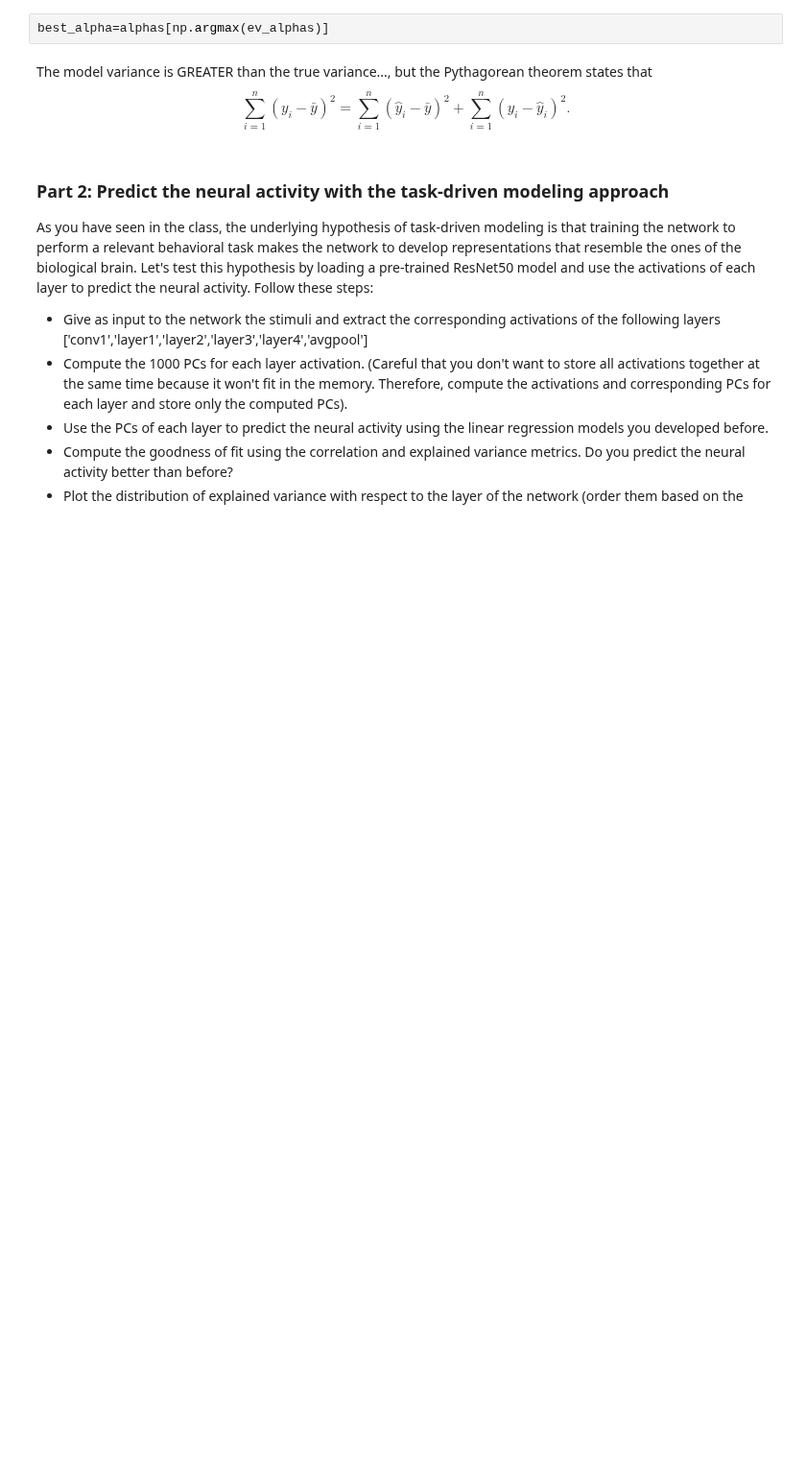
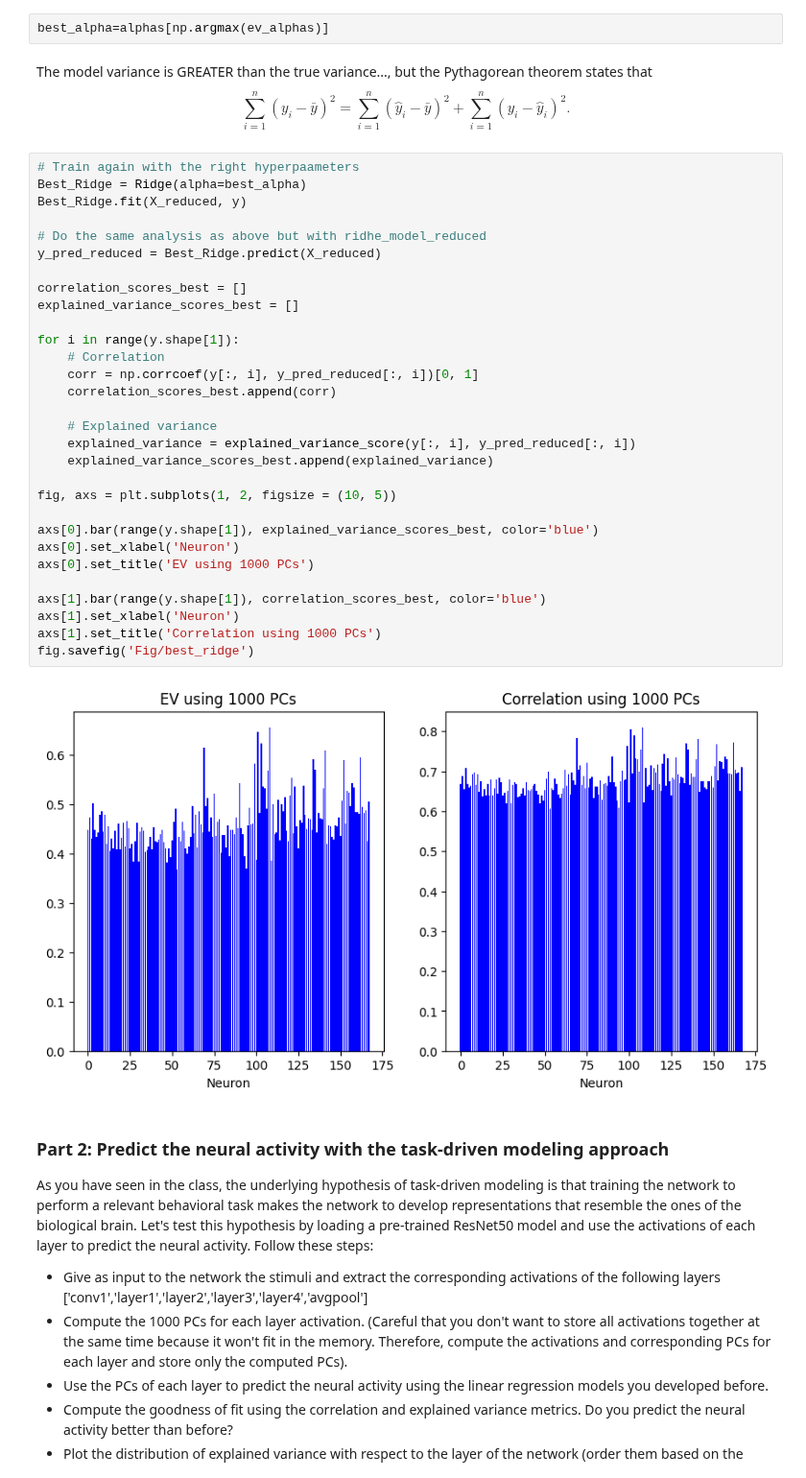
Before and after one commit to barbaragrosjean/Brain_like_mini_project, a Jupyter notebook: week6.ipynb, the cells around one changed output. Shown at 96% size. Drawn from its saved outputs; the diff is of its cells as text; blank space fills up the shorter version.

```diff
--- a/week6.ipynb
+++ b/week6.ipynb
@@ -217,6 +229,38 @@ best_alpha=alphas[np.argmax(ev_alphas)]
 # %% [markdown]
 The model variance is GREATER than the true variance..., but the Pythagorean theorem states that $$\sum_{i=1}^{n}(y_i - \bar{y})^2 = \sum_{i=1}^{n}(\hat{y}_i - \bar{y})^2 + \sum_{i=1}^{n}(y_i - \hat{y}_i)^2.
 $$
+# %%
+# Train again with the right hyperpaameters
+Best_Ridge = Ridge(alpha=best_alpha)
+Best_Ridge.fit(X_reduced, y)
+
+# Do the same analysis as above but with ridhe_model_reduced
+y_pred_reduced = Best_Ridge.predict(X_reduced)
+
+correlation_scores_best = []
+explained_variance_scores_best = []
+
+for i in range(y.shape[1]):
+    # Correlation
+    corr = np.corrcoef(y[:, i], y_pred_reduced[:, i])[0, 1]
+    correlation_scores_best.append(corr)
+
+    # Explained variance
+    explained_variance = explained_variance_score(y[:, i], y_pred_reduced[:, i])
+    explained_variance_scores_best.append(explained_variance)
+
+fig, axs = plt.subplots(1, 2, figsize = (10, 5))
+
+axs[0].bar(range(y.shape[1]), explained_variance_scores_best, color='blue')
+axs[0].set_xlabel('Neuron')
+axs[0].set_title('EV using 1000 PCs')
+
+axs[1].bar(range(y.shape[1]), correlation_scores_best, color='blue')
+axs[1].set_xlabel('Neuron')
+axs[1].set_title('Correlation using 1000 PCs')
+fig.savefig('Fig/best_ridge')
+# %% [output]
+[figure, added]
 # %% [markdown]
 ### Part 2: Predict the neural activity with the task-driven modeling approach
 
```
Also changed, not shown: parts of 14 cells of this notebook, 10 other files.
